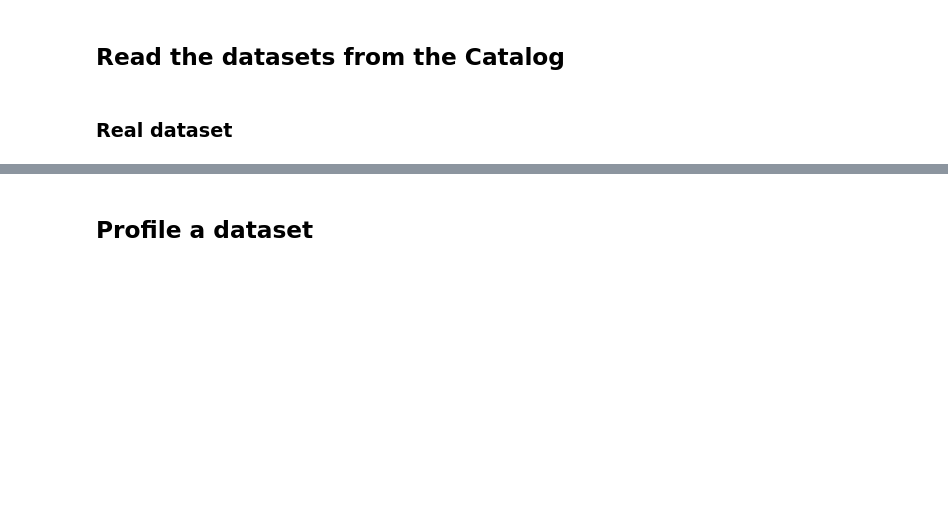
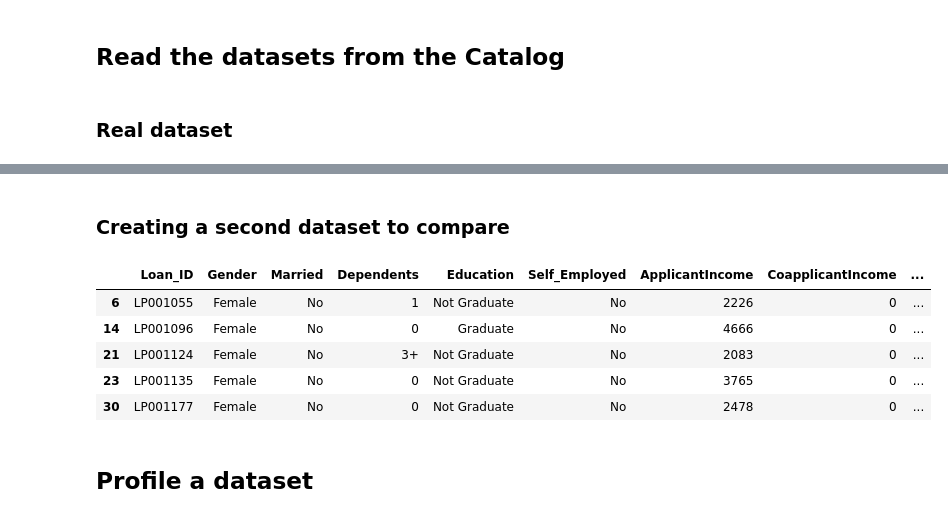
Before and after one commit to ydataai/academy, a Jupyter notebook: 2. Data Profiling/1. Profile compare tables.ipynb, the cells around one changed output, grey strips where cells are left out. Cells and saved outputs as stored; diff of their text form; code cells hidden in the pictures; blank space fills up the shorter version.

```diff
--- a/2. Data Profiling/1. Profile compare tables.ipynb
+++ b/2. Data Profiling/1. Profile compare tables.ipynb
@@ -81,2 +48,14 @@ Column detail:
+# %% [markdown]
+### Creating a second dataset to compare
+# %%
+dataset_b = Dataset(df_b)
+dataset_b.head()
+# %% [output]
+|  | Loan_ID | Gender | Married | Dependents | Education | Self_Employed | ApplicantIncome | CoapplicantIncome | ... |
+| 6 | LP001055 | Female | No | 1 | Not Graduate | No | 2226 | 0 | ... |
+| 14 | LP001096 | Female | No | 0 | Graduate | No | 4666 | 0 | ... |
+| 21 | LP001124 | Female | No | 3+ | Not Graduate | No | 2083 | 0 | ... |
+| 23 | LP001135 | Female | No | 0 | Not Graduate | No | 3765 | 0 | ... |
+| 30 | LP001177 | Female | No | 0 | Not Graduate | No | 2478 | 0 | ... |
 # %% [markdown]
 ## Profile a dataset
```
Also changed, not shown: parts of 14 cells of this notebook, 11 other files.
